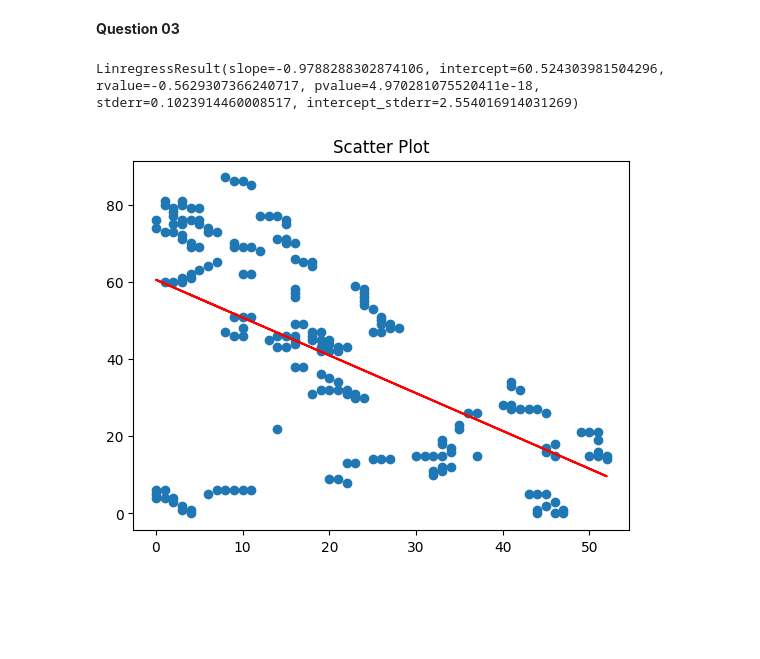
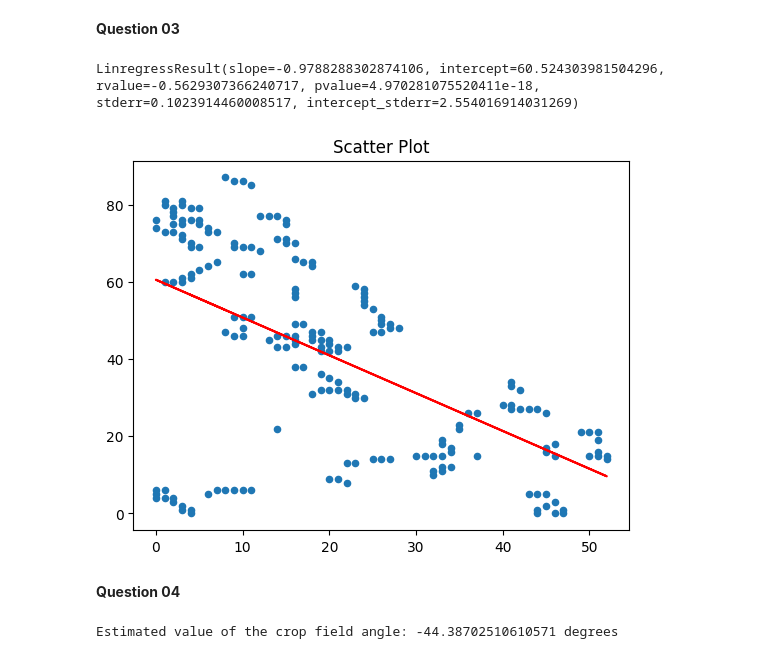
Before and after one commit to thej20d/VS-NEW, a Jupyter notebook: Assignment/Assignment 02/Assignment 2.ipynb, the cells around one changed output. Drawn from its saved outputs; the diff is of its cells as text; code cells hidden in the pictures; blank space fills up the shorter version.

```diff
--- a/Assignment/Assignment 02/Assignment 2.ipynb
+++ b/Assignment/Assignment 02/Assignment 2.ipynb
@@ -50,29 +50,36 @@ plt.show()
 # %%
 import cv2 as cv
 import numpy as np
 import matplotlib.pyplot as plt
 from scipy import stats
 img = cv.imread('Crop_field_cropped.jpg', cv.IMREAD_GRAYSCALE)
 
 
 edges = cv.Canny(img, 550 , 690)
 indices = np.where(edges != [0])
 x = indices[1]
 y = indices[0]
 
 
-plt.scatter(x, y)
+plt.scatter(x, y,s=20)
 plt.title('Scatter Plot')
 
 line_model = stats.linregress(x, y)
 print(line_model)
 
 m = -0.9788288302874106# gradient
 c = 60.524303981504296 # intercept
 y_ = m*x + c
 plt.plot(x, y_, color='red')
 
 plt.show()
 # %% [output]
 LinregressResult(slope=-0.9788288302874106, intercept=60.524303981504296, rvalue=-0.5629307366240717, pvalue=4.970281075520411e-18, stderr=0.1023914460008517, intercept_stderr=2.554016914031269)
-[figure, old version]
+[figure, new version]
+# %% [markdown]
+**Question 04**
+# %%
+slope = np.arctan(m)*180/np.pi
+print("Estimated value of the crop field angle:", slope, "degrees")
+# %% [output]
+Estimated value of the crop field angle: -44.38702510610571 degrees
```
Also changed, not shown: parts of 1 cell of this notebook.
